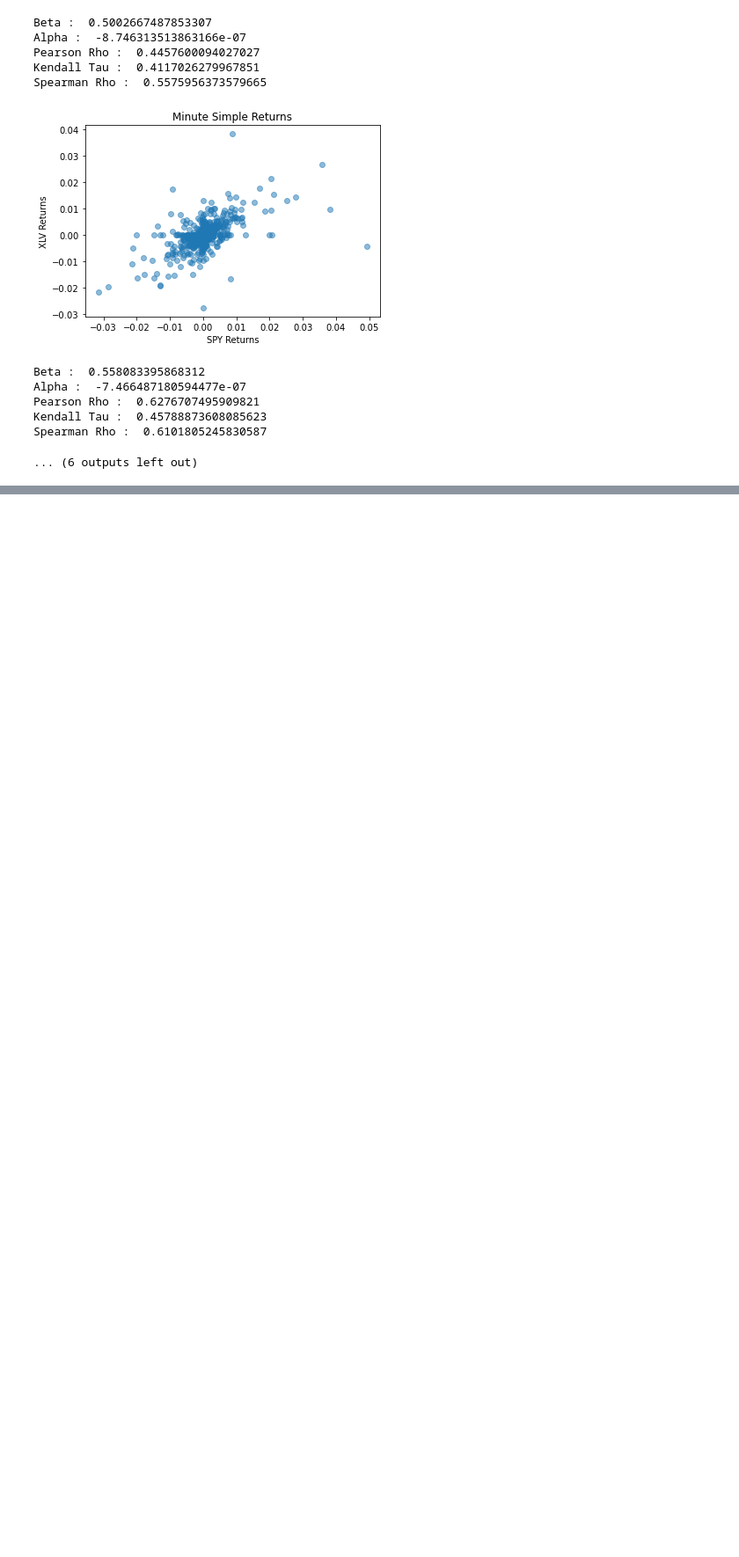
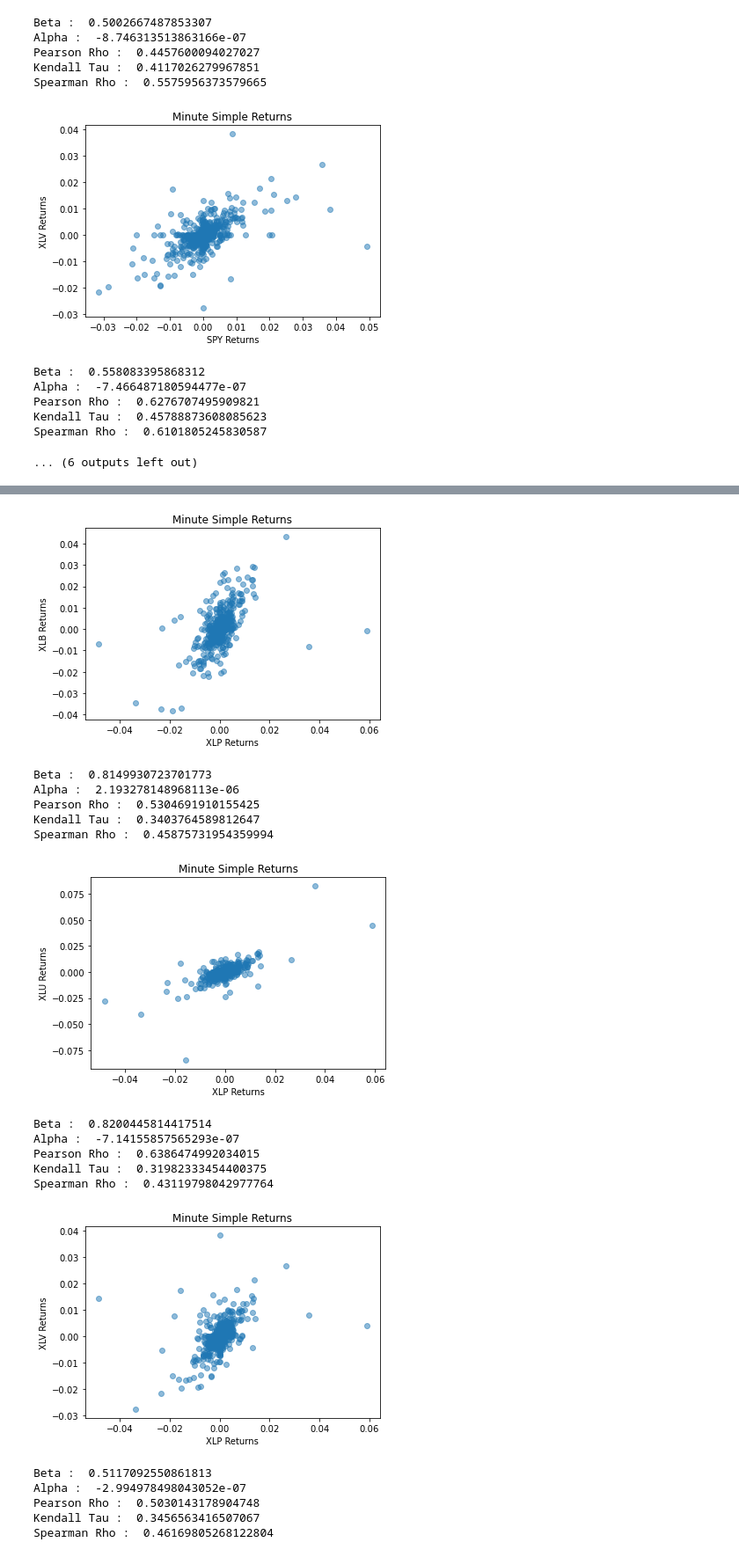
Before and after one commit to ravipatel2000/FE-800-Robo-Risk-Copula, a Jupyter notebook: Copula_Min.ipynb, the cells around one changed output, grey strips where cells are left out. Shown: that part at 88% size. Saved outputs shown, nothing was run; the diff lists cells and outputs as text; code cells hidden in the pictures; blank space fills up the shorter version.

```diff
--- a/Copula_Min.ipynb
+++ b/Copula_Min.ipynb
@@ -102,0 +214,26 @@ Spearman Rho :  0.6101805245830587
+# %%
+for val in ['RtnXLB','RtnXLU','RtnXLV','RtnXLY', 'RtnXLK', 'RtnXLI']:
+    params = graph_cop("RtnXLP",val)
+    for k in params.keys():
+        print(k, ": ", params[k])
+    print()
+    print()
+# %% [output]
+[figure, added]
+Beta :  0.8149930723701773
+Alpha :  2.193278148968113e-06
+Pearson Rho :  0.5304691910155425
+Kendall Tau :  0.3403764589812647
+Spearman Rho :  0.45875731954359994
+[figure, added]
+Beta :  0.8200445814417514
+Alpha :  -7.14155857565293e-07
+Pearson Rho :  0.6386474992034015
+Kendall Tau :  0.31982333454400375
+Spearman Rho :  0.43119798042977764
+[figure, added]
+Beta :  0.5117092550861813
+Alpha :  -2.994978498043052e-07
+Pearson Rho :  0.5030143178904748
+Kendall Tau :  0.3456563416507067
+Spearman Rho :  0.46169805268122804
```
Also changed, not shown: parts of 10 cells of this notebook, 1 other file.
